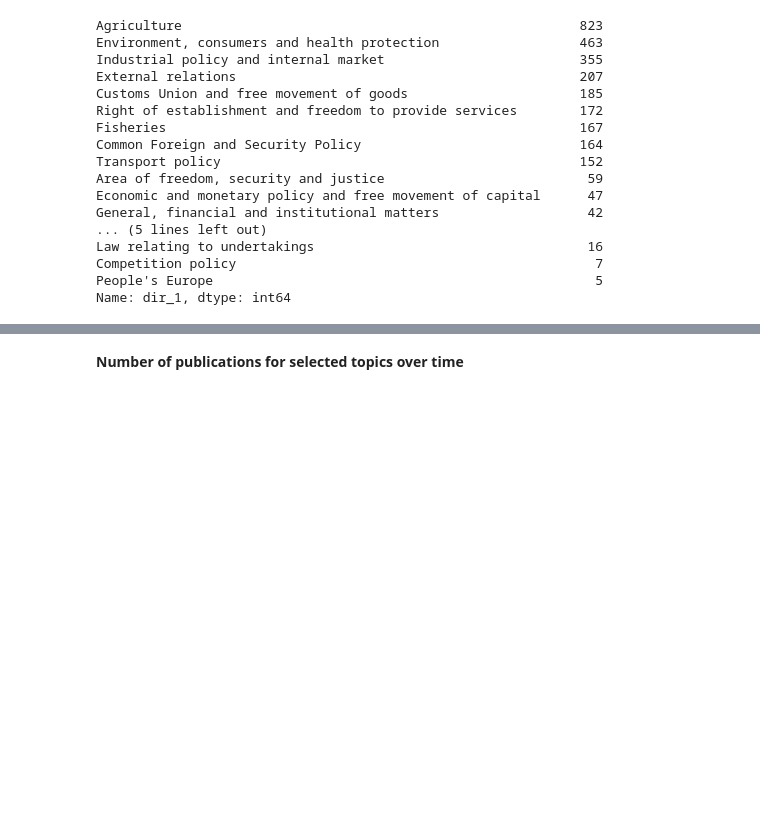
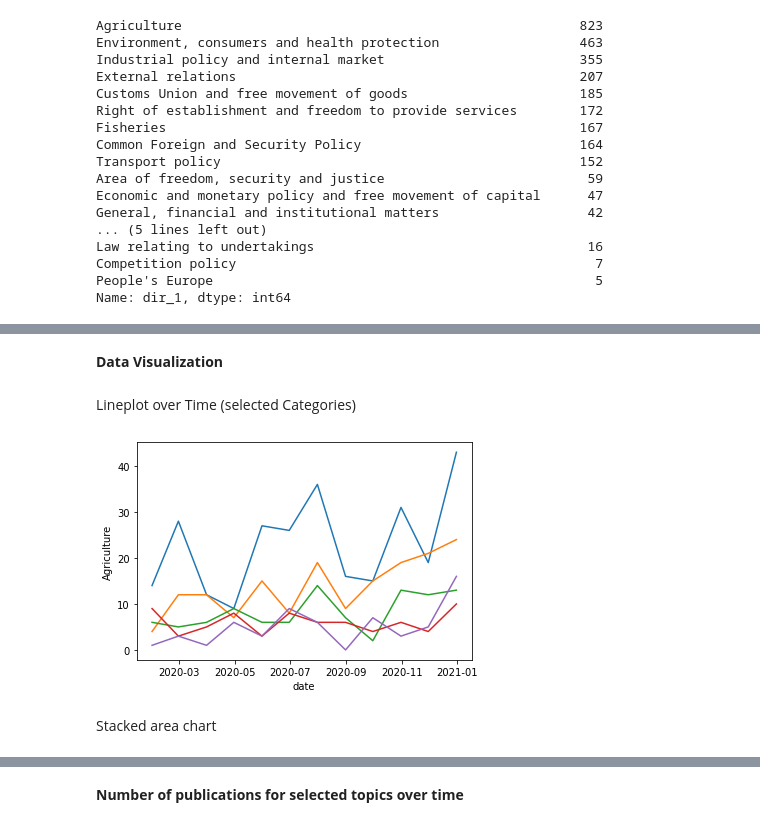
Before and after one commit to fvanlitsenburg/BatchLegal, a Jupyter notebook: notebooks/vis_jakob.ipynb, the cells around one changed output, grey strips where cells are left out. Drawn from its saved outputs; the diff is of its cells as text; code cells hidden in the pictures; blank space fills up the shorter version.

Commit message:
filtering: added function to remove header, vis: data visualization progress

```diff
--- a/notebooks/vis_jakob.ipynb
+++ b/notebooks/vis_jakob.ipynb
@@ -56,5 +58,5 @@ start_date = datetime.datetime.strptime("2020-01-01", '%Y-%m-%d')
 end_date = datetime.datetime.strptime("2020-12-31", '%Y-%m-%d')
 
 data_subset = data[np.logical_and(data['date'] >= start_date, data['date'] <= end_date)]
-data_subset = data
+#data_subset = data
 # %%
@@ -67,5 +71,17 @@ for i in range(1,len(dir_1)):
     temp = data_subset[data_subset['dir_1'] == category].resample('M', on='date')['title'].count().reset_index().rename(columns={'title':category})
     df = df.merge(temp, how='left', on='date').fillna(0)
 data_publications = pd.concat([df['date'], df.drop(columns = "date").astype('Int64')], axis=1)
+# %% [markdown]
+**Data Visualization**
+# %% [markdown]
+Lineplot over Time (selected Categories)
+# %%
+subset = dir_1[0:5]
+for i in subset:
+    sns.lineplot(data = data_publications, x = 'date', y = i)
+# %% [output]
+[figure, added]
+# %% [markdown]
+Stacked area chart
 # %%
 data_publications
```
Also changed, not shown: parts of 18 cells of this notebook, 1 other file.
